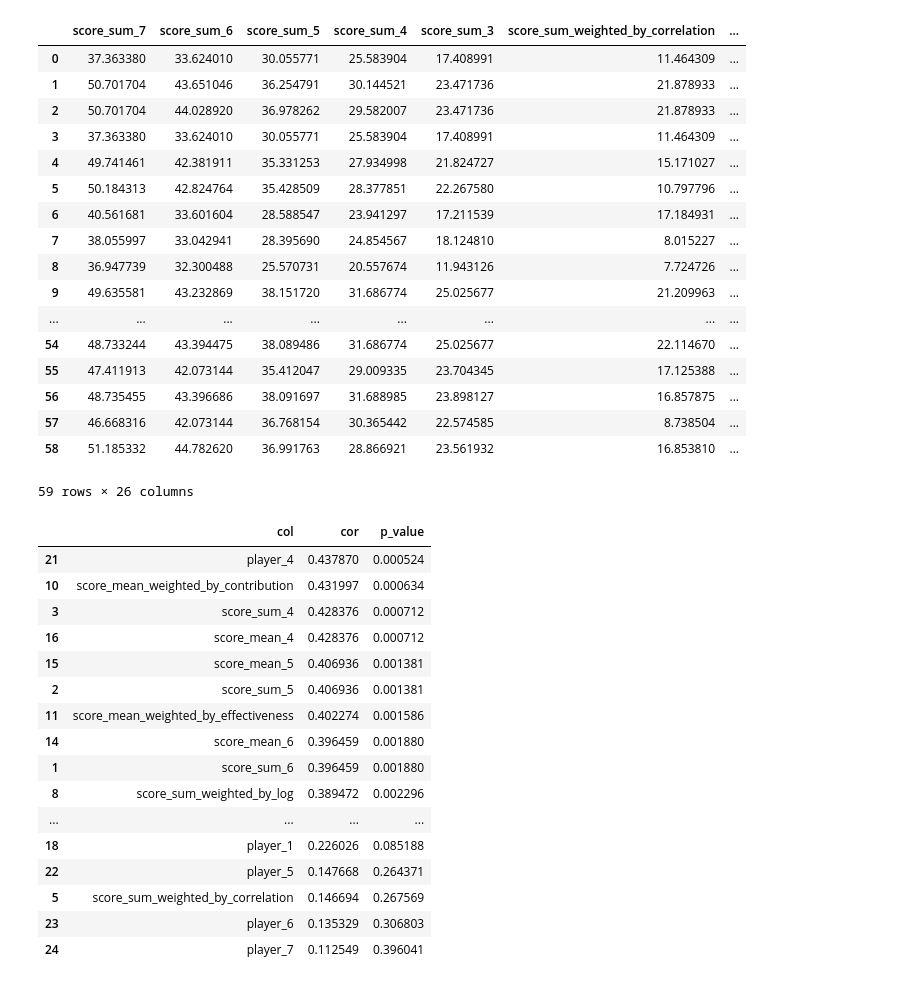
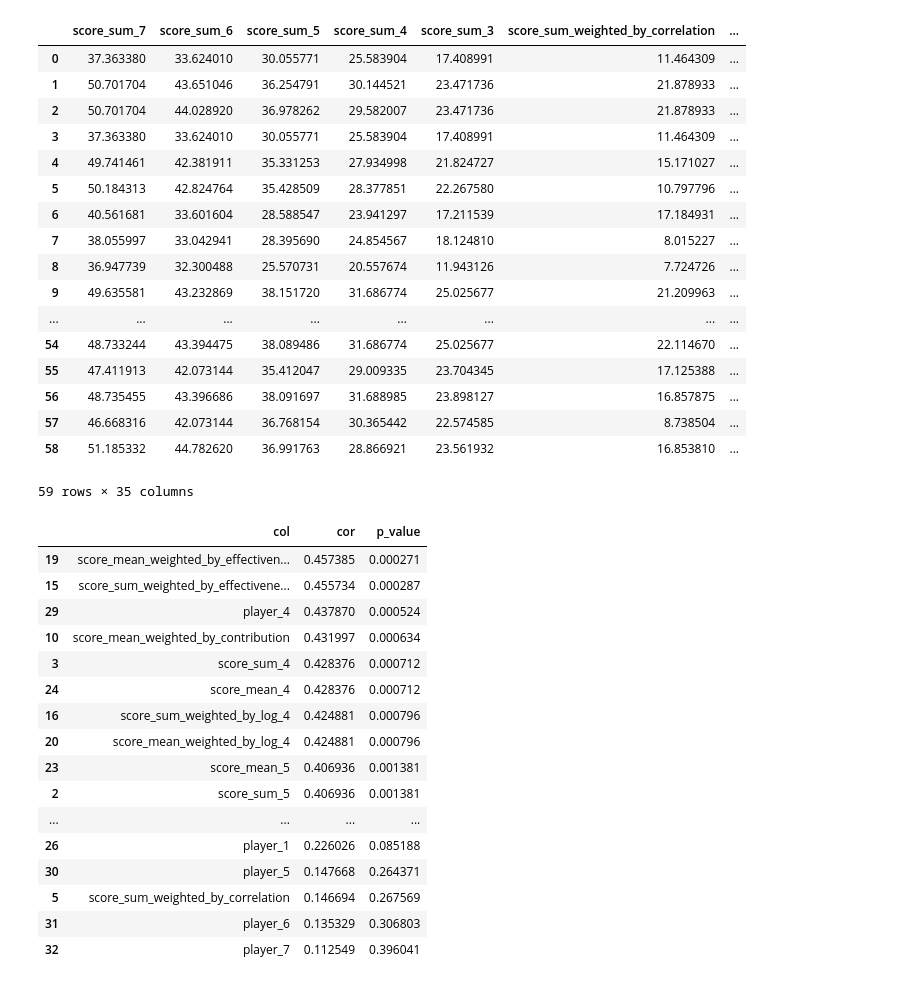
Before and after one commit to souviksbhowmik/cricket_ai_solution, a Jupyter notebook: analyse batsman score correlation.ipynb, the cells around one changed output. Cells and saved outputs as stored; diff of their text form; code cells hidden in the pictures.

```diff
--- a/analyse batsman score correlation.ipynb
+++ b/analyse batsman score correlation.ipynb
@@ -76,6 +76,17 @@ for match_id in tqdm(match_id_list):
         score_mean_weighted_by_effectiveness = player_list_df.head(7)['score_weighted_effectiveness'].sum()/player_list_df.head(7)['run_rate_effectiveness'].sum()
         score_mean_weighted_by_log = player_list_df.head(7)['score_weighted_log'].sum()/player_list_df.head(7)['log_scale'].sum()
 
+        score_sum_weighted_by_correlation_4 = player_list_df.head(4)['score_weighted_corr'].sum()
+        score_sum_weighted_by_contribution_4 = player_list_df.head(4)['score_weighted_contr'].sum()
+        score_sum_weighted_by_effectiveness_4 = player_list_df.head(4)['score_weighted_effectiveness'].sum()
+        score_sum_weighted_by_log_4 = player_list_df.head(4)['score_weighted_log'].sum()
+
+        score_mean_weighted_by_correlation_4 = player_list_df.head(4)['score_weighted_corr'].sum()/player_list_df.head(7)['correlation'].sum()
+        score_mean_weighted_by_contribution_4 = player_list_df.head(4)['score_weighted_contr'].sum()/player_list_df.head(7)['winning_contribution'].sum()
+        score_mean_weighted_by_effectiveness_4 = player_list_df.head(4)['score_weighted_effectiveness'].sum()/player_list_df.head(7)['run_rate_effectiveness'].sum()
+        score_mean_weighted_by_log_4 = player_list_df.head(4)['score_weighted_log'].sum()/player_list_df.head(7)['log_scale'].sum()
+
+
         player_1 = player_list_df['batsman_score'].values[0]
         player_2 = player_list_df['batsman_score'].values[1]
         player_3 = player_list_df['batsman_score'].values[2]
@@ -98,6 +109,14 @@ for match_id in tqdm(match_id_list):
             "score_mean_weighted_by_contribution":score_mean_weighted_by_contribution,
             "score_mean_weighted_by_effectiveness":score_mean_weighted_by_effectiveness,
             "score_mean_weighted_by_log":score_mean_weighted_by_log,
+            "score_sum_weighted_by_correlation_4":score_sum_weighted_by_correlation_4,
+            "score_sum_weighted_by_contribution_4":score_sum_weighted_by_contribution_4,
+            "score_sum_weighted_by_effectiveness_4":score_sum_weighted_by_effectiveness_4,
+            "score_sum_weighted_by_log_4":score_sum_weighted_by_log_4,
+            "score_mean_weighted_by_correlation_4":score_mean_weighted_by_correlation_4,
+            "score_mean_weighted_by_contribution_4":score_mean_weighted_by_contribution_4,
+            "score_mean_weighted_by_effectiveness_4":score_mean_weighted_by_effectiveness_4,
+            "score_mean_weighted_by_log_4":score_mean_weighted_by_log_4,
             "score_mean_7":score_mean_7,
             "score_mean_6":score_mean_6,
             "score_mean_5":score_mean_5,
@@ -110,6 +129,7 @@ for match_id in tqdm(match_id_list):
             "player_5":player_5,
             "player_6":player_6,
             "player_7":player_7,
+            "innings_type":innings_type,
             "runs":runs
 
         }
@@ -147,15 +167,15 @@ score_df
 | 56 | 48.735455 | 43.396686 | 38.091697 | 31.688985 | 23.898127 | 16.857875 | ... |
 | 57 | 46.668316 | 42.073144 | 36.768154 | 30.365442 | 22.574585 | 8.738504 | ... |
 | 58 | 51.185332 | 44.782620 | 36.991763 | 28.866921 | 23.561932 | 16.853810 | ... |
-59 rows × 26 columns
+59 rows × 35 columns
 # %%
 all_cols = list(score_df.columns)
 # %%
-score_df.dropna(inplace=True)
+#score_df.dropna(inplace=True)
 # %%
 target = list(score_df['runs'])
 displaye_list = []
-for col_idx in range(len(all_cols)-1):
+for col_idx in range(len(all_cols)-2):
     l = list(score_df[all_cols[col_idx]])
     corr,p_value = pearsonr(l, target)
     #print(all_cols[col_idx],'\t\t\t\t',corr,'\t',p_value)
@@ -167,22 +187,23 @@ for col_idx in range(len(all_cols)-1):
 
     displaye_list.append(display_dict)
 # %%
-pd.DataFrame(displaye_list).sort_values(['cor'],ascending=False)
+score_importance_overall = pd.DataFrame(displaye_list).sort_values(['cor'],ascending=False)
+score_importance_overall
 # %% [output]
 |  | col | cor | p_value |
-| 21 | player_4 | 0.437870 | 0.000524 |
+| 19 | score_mean_weighted_by_effectiven... | 0.457385 | 0.000271 |
+| 15 | score_sum_weighted_by_effectivene... | 0.455734 | 0.000287 |
+| 29 | player_4 | 0.437870 | 0.000524 |
 | 10 | score_mean_weighted_by_contribution | 0.431997 | 0.000634 |
 | 3 | score_sum_4 | 0.428376 | 0.000712 |
-| 16 | score_mean_4 | 0.428376 | 0.000712 |
-| 15 | score_mean_5 | 0.406936 | 0.001381 |
+| 24 | score_mean_4 | 0.428376 | 0.000712 |
+| 16 | score_sum_weighted_by_log_4 | 0.424881 | 0.000796 |
+| 20 | score_mean_weighted_by_log_4 | 0.424881 | 0.000796 |
+| 23 | score_mean_5 | 0.406936 | 0.001381 |
 | 2 | score_sum_5 | 0.406936 | 0.001381 |
-| 11 | score_mean_weighted_by_effectiveness | 0.402274 | 0.001586 |
-| 14 | score_mean_6 | 0.396459 | 0.001880 |
-| 1 | score_sum_6 | 0.396459 | 0.001880 |
-| 8 | score_sum_weighted_by_log | 0.389472 | 0.002296 |
 | ... | ... | ... | ... |
-| 18 | player_1 | 0.226026 | 0.085188 |
-| 22 | player_5 | 0.147668 | 0.264371 |
+| 26 | player_1 | 0.226026 | 0.085188 |
+| 30 | player_5 | 0.147668 | 0.264371 |
 | 5 | score_sum_weighted_by_correlation | 0.146694 | 0.267569 |
-| 23 | player_6 | 0.135329 | 0.306803 |
-| 24 | player_7 | 0.112549 | 0.396041 |
+| 31 | player_6 | 0.135329 | 0.306803 |
+| 32 | player_7 | 0.112549 | 0.396041 |
```
Also changed, not shown: parts of 5 cells of this notebook.
